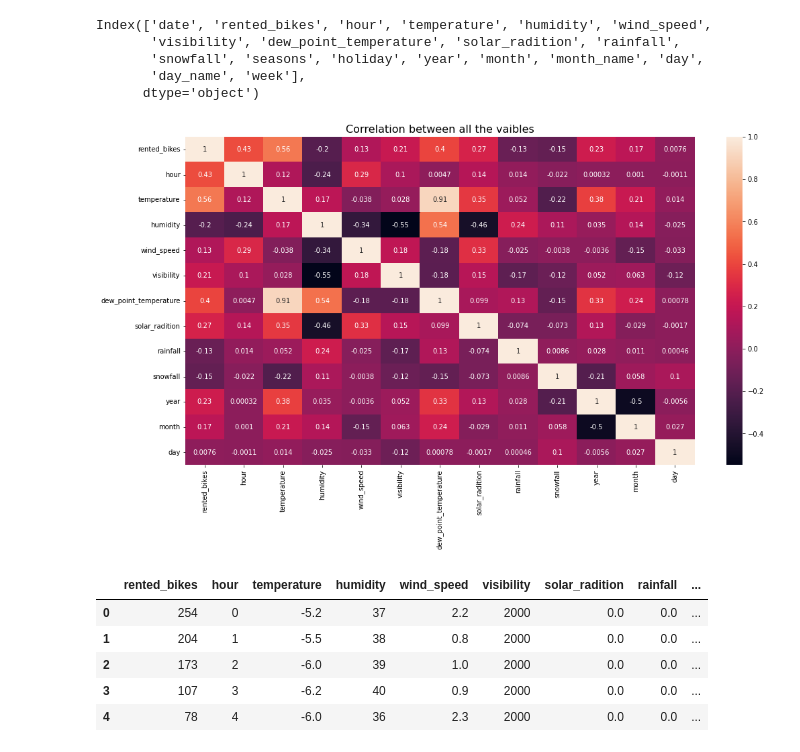
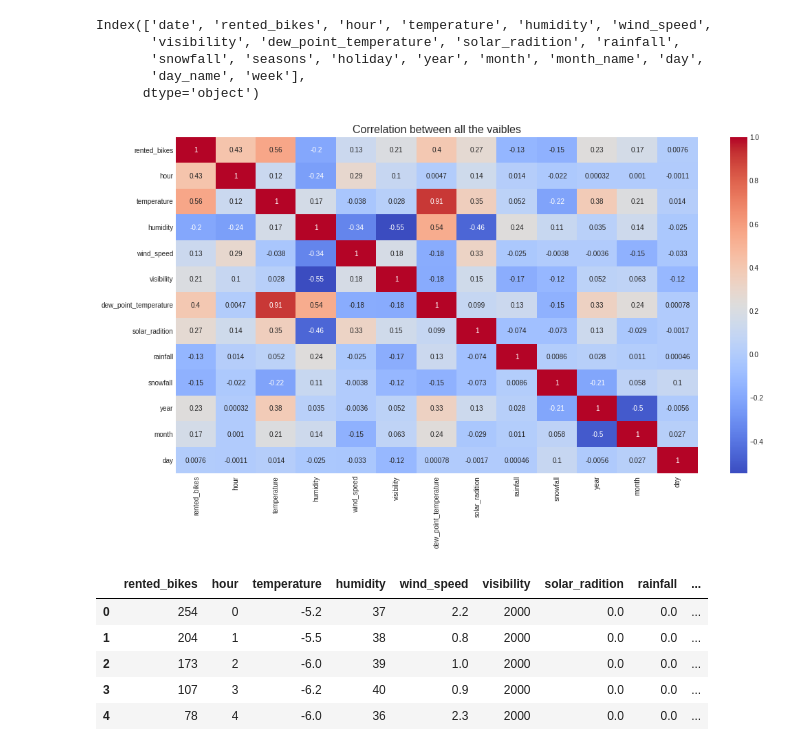
Before and after one commit to vikaschaudhary53/Seoul-Bike-Sharing-Demand-Prediction, a Jupyter notebook: Seoul_Bike_Sharing_Demand_Prediction(ML_Regression_Project).ipynb, the cells around one changed output. Saved outputs shown, nothing was run; the diff lists cells and outputs as text; code cells hidden in the pictures.

```diff
--- a/Seoul_Bike_Sharing_Demand_Prediction(ML_Regression_Project).ipynb
+++ b/Seoul_Bike_Sharing_Demand_Prediction(ML_Regression_Project).ipynb
@@ -304,11 +304,11 @@ Index(['date', 'rented_bikes', 'hour', 'temperature', 'humidity', 'wind_speed',
 # %%
 #Heatmap for co-relation in features
 plt.figure(figsize=(17, 9))
-sns.heatmap(df.corr(), annot=True)
+sns.heatmap(df.corr(), annot=True, cmap='coolwarm')
 plt.title('Correlation between all the vaibles', size=16)
 plt.show()
 # %% [output]
-[figure, old version]
+[figure, new version]
 # %%
 #Since the 'temperature' column is highly correlated with 'dew_point_temperature' we will remove 'dew_point_temperature' and also remove the 'date' column
 df.drop(columns= ['date','dew_point_temperature'], inplace=True)
```
Also changed, not shown: parts of 18 cells of this notebook.
